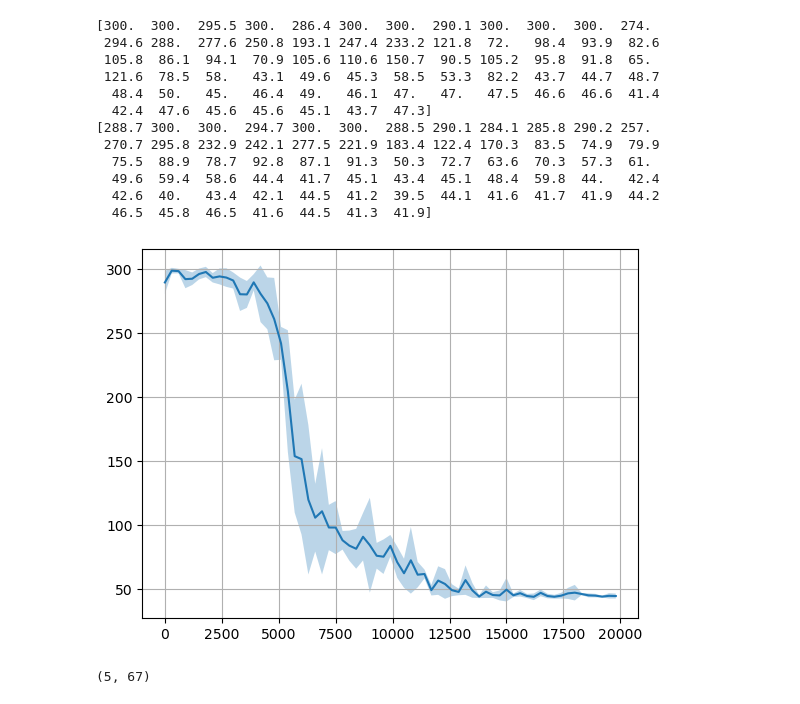
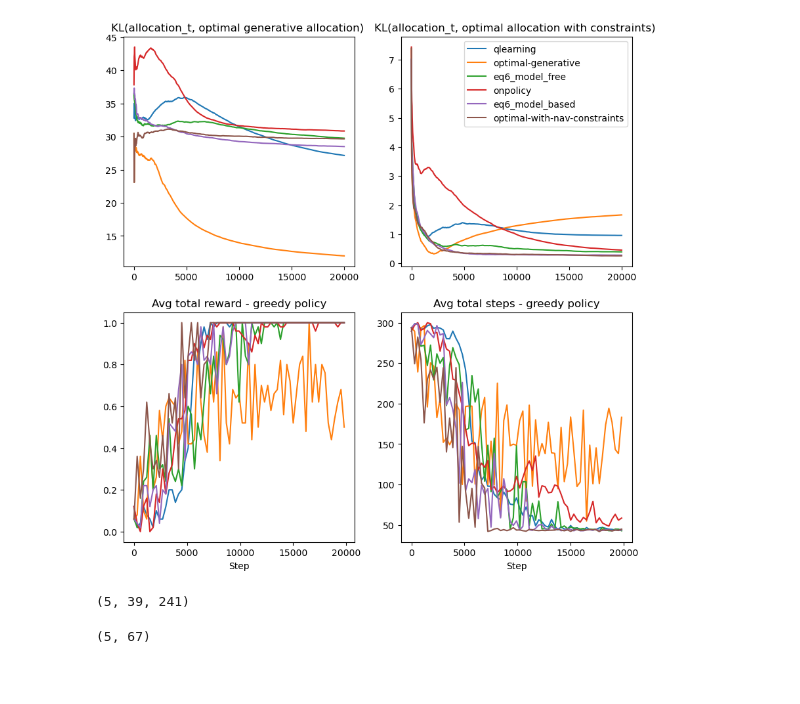
Before and after one commit to rssalessio/ModelFreeActiveExplorationRL, a Jupyter notebook: plot.ipynb, the cells around one changed output. Cells and saved outputs as stored; diff of their text form; code cells hidden in the pictures; blank space fills up the shorter version.

Commit message:
add more results

```diff
--- a/plot.ipynb
+++ b/plot.ipynb
@@ -2,6 +2,3 @@
 import numpy as np
 import matplotlib.pyplot as plt
 import pickle
-# %%
-with open('results_qlearning.pkl', 'rb') as f:
-    res_qlearning = pickle.load(f)
@@ -17,7 +29,7 @@ def process_data(data, keys):
         episode_steps = np.array(episode_steps)
 
         res[key] = (iteration_episode_steps, episode_steps)
-    return
+    return res
 
 def compute_confidence(x, axis=0):
     z = np.array(x)
@@ -26,31 +38,48 @@ def compute_confidence(x, axis=0):
     N = z.shape[0]
     c = 1.96 * std / np.sqrt(N)
     return mu, mu - c, mu + c
-# %%
-ep_steps = process_data(res_qlearning)
-
-print(ep_steps[1][0])
-print(ep_steps[1][1])
-mu, lb, ub = compute_confidence(ep_steps[1])
-
-plt.plot(ep_steps[0], mu)
-plt.fill_between(ep_steps[0], lb, ub, alpha=0.3)
-plt.grid()
-plt.show()
-# %% [output]
-[300.  300.  295.5 300.  286.4 300.  300.  290.1 300.  300.  300.  274.
- 294.6 288.  277.6 250.8 193.1 247.4 233.2 121.8  72.   98.4  93.9  82.6
- 105.8  86.1  94.1  70.9 105.6 110.6 150.7  90.5 105.2  95.8  91.8  65.
- 121.6  78.5  58.   43.1  49.6  45.3  58.5  53.3  82.2  43.7  44.7  48.7
-  48.4  50.   45.   46.4  49.   46.1  47.   47.   47.5  46.6  46.6  41.4
-  42.4  47.6  45.6  45.6  45.1  43.7  47.3]
-[288.7 300.  300.  294.7 300.  300.  288.5 290.1 284.1 285.8 290.2 257.
- 270.7 295.8 232.9 242.1 277.5 221.9 183.4 122.4 170.3  83.5  74.9  79.9
-  75.5  88.9  78.7  92.8  87.1  91.3  50.3  72.7  63.6  70.3  57.3  61.
-  49.6  59.4  58.6  44.4  41.7  45.1  43.4  45.1  48.4  59.8  44.   42.4
-  42.6  40.   43.4  42.1  44.5  41.2  39.5  44.1  41.6  41.7  41.9  44.2
-  46.5  45.8  46.5  41.6  44.5  41.3  41.9]
-[figure, removed]
+# %%
+fig, ax = plt.subplots(2,2, figsize=(10,10))
+for file_name, method in files:
+
+    data = process_data(results[method], results[method][0].keys())
+
+    mu, lb, ub = compute_confidence(data['policy_diff_generative'][1])
+    ax[0,0].plot(data['policy_diff_generative'][0], mu, label=method)
+    ax[0,0].fill_between(data['policy_diff_generative'][0], lb, ub, alpha=0.3)
+    ax[0,0].grid()
+    ax[0,0].set_title('KL(allocation_t, optimal generative allocation) ')
+
+    mu, lb, ub = compute_confidence(data['policy_diff_constraints'][1])
+    ax[0,1].plot(data['policy_diff_constraints'][0], mu, label=method)
+    ax[0,1].fill_between(data['policy_diff_constraints'][0], lb, ub, alpha=0.3)
+    ax[0,1].grid()
+    ax[0,1].set_title('KL(allocation_t, optimal allocation with constraints) ')
+
+
+    mu, lb, ub = compute_confidence(data['greedy_rewards'][1])
+    ax[1,0].plot(data['greedy_rewards'][0], mu, label=method)
+    ax[1,0].fill_between(data['greedy_rewards'][0], lb, ub, alpha=0.3)
+    ax[1,0].grid()
+    ax[1,0].set_xlabel('Step')
+    ax[1,0].set_title('Avg total reward - greedy policy')
+
+
+    mu, lb, ub = compute_confidence(data['greedy_steps'][1])
+    ax[1,1].plot(data['greedy_steps'][0], mu, label=method)
+    ax[1,1].fill_between(data['greedy_steps'][0], lb, ub, alpha=0.3)
+    ax[1,1].grid()
+    ax[1,1].set_xlabel('Step')
+    ax[1,1].set_title('Avg total steps - greedy policy')
+
+ax[0,1].legend()
+plt.show()
+# %% [output]
+[figure, added]
+# %%
+qdata['num_visits_state'][1].shape
+# %% [output]
+(5, 39, 241)
 # %%
 # %% [output]
 (5, 67)
```
Also changed, not shown: parts of 1 cell of this notebook, 2 other files.
